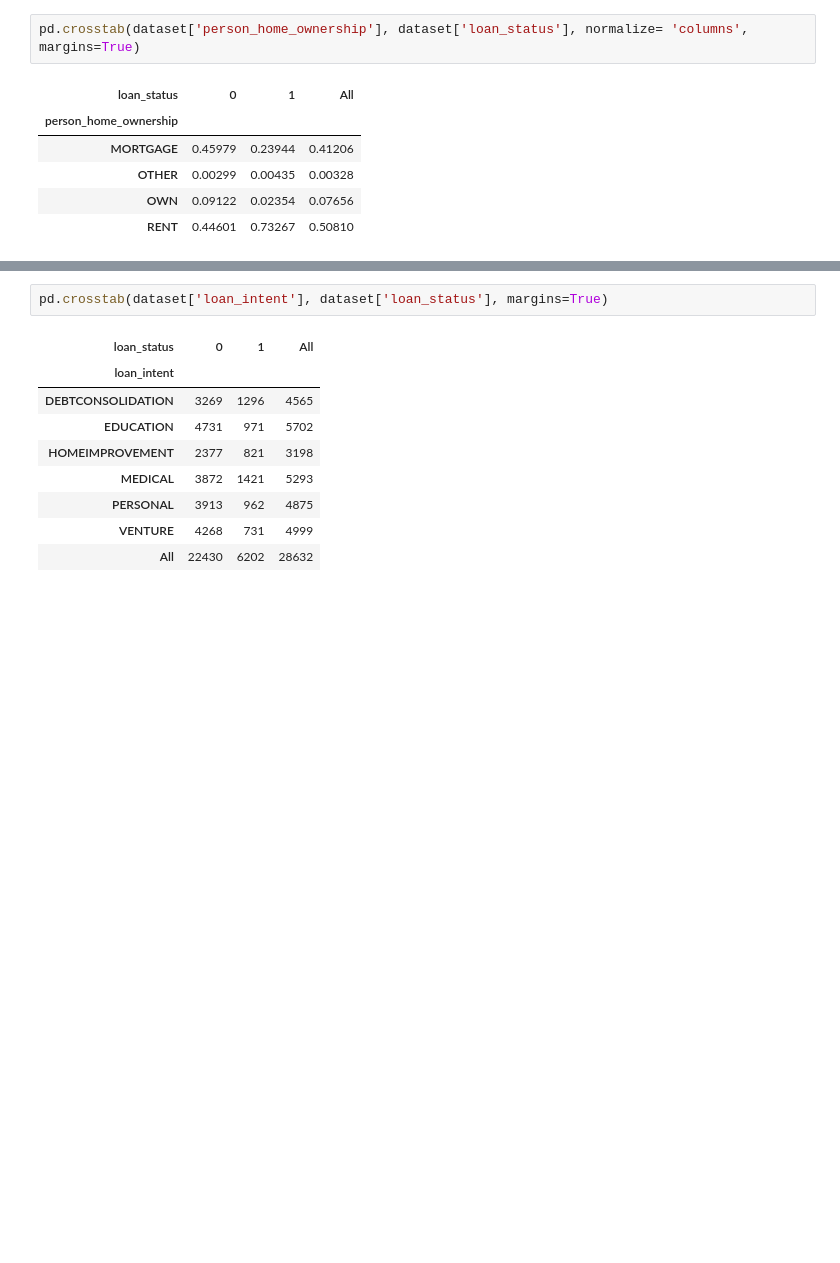
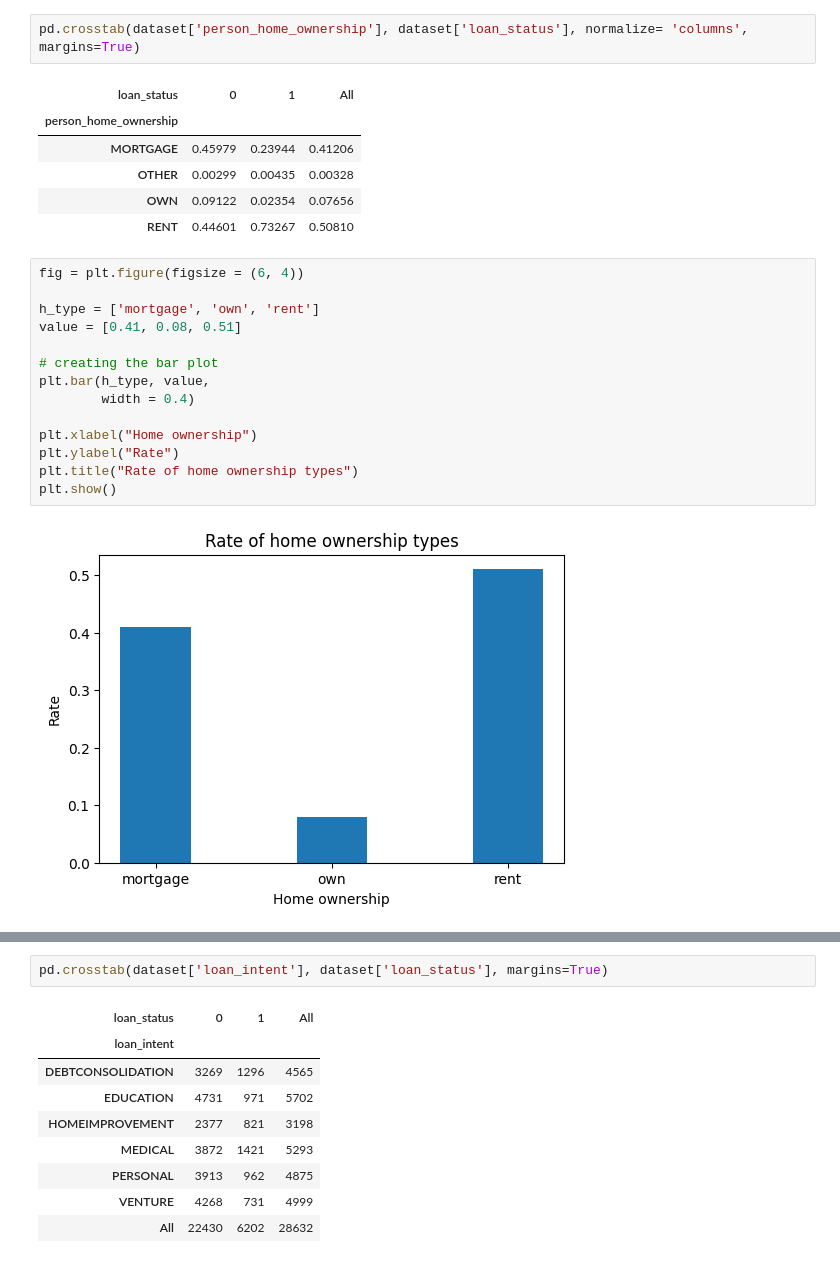
Before and after one commit to felipebita/credit_risk, a Jupyter notebook: notebook/credit_risk_modeling.ipynb, the cells around one changed output, grey strips where cells are left out. Drawn from its saved outputs; the diff is of its cells as text; blank space fills up the shorter version.

```diff
--- a/notebook/credit_risk_modeling.ipynb
+++ b/notebook/credit_risk_modeling.ipynb
@@ -376,3 +385,19 @@ pd.crosstab(dataset['person_home_ownership'], dataset['loan_status'], normalize=
 | OTHER | 0.00299 | 0.00435 | 0.00328 |
 | OWN | 0.09122 | 0.02354 | 0.07656 |
 | RENT | 0.44601 | 0.73267 | 0.50810 |
+# %%
+fig = plt.figure(figsize = (6, 4))
+
+h_type = ['mortgage', 'own', 'rent']
+value = [0.41, 0.08, 0.51]
+
+# creating the bar plot
+plt.bar(h_type, value,
+        width = 0.4)
+
+plt.xlabel("Home ownership")
+plt.ylabel("Rate")
+plt.title("Rate of home ownership types")
+plt.show()
+# %% [output]
+[figure, added]
```
Also changed, not shown: parts of 8 cells of this notebook.
